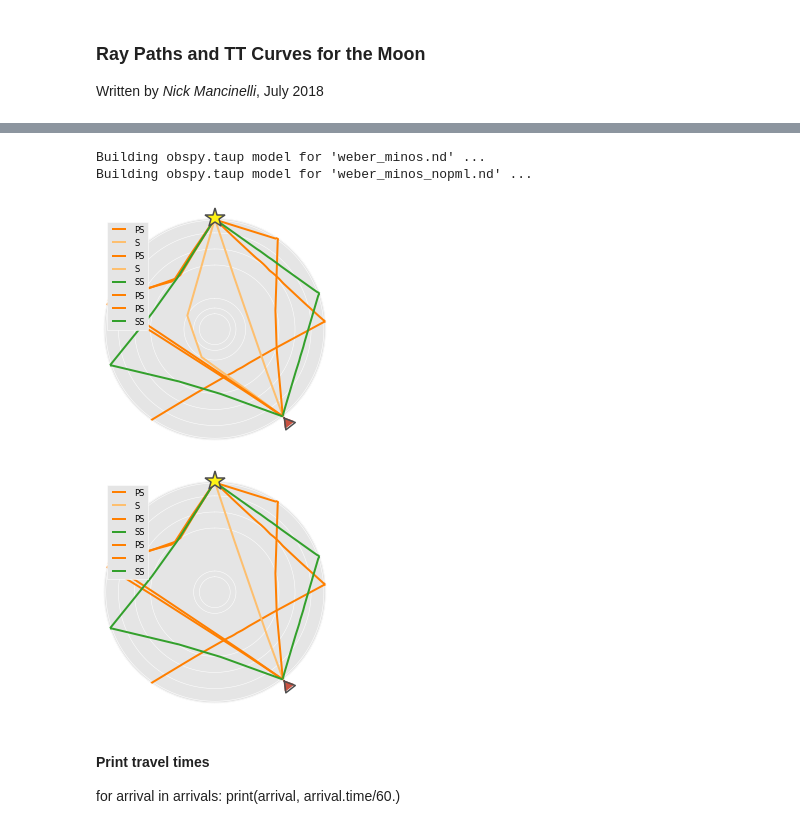
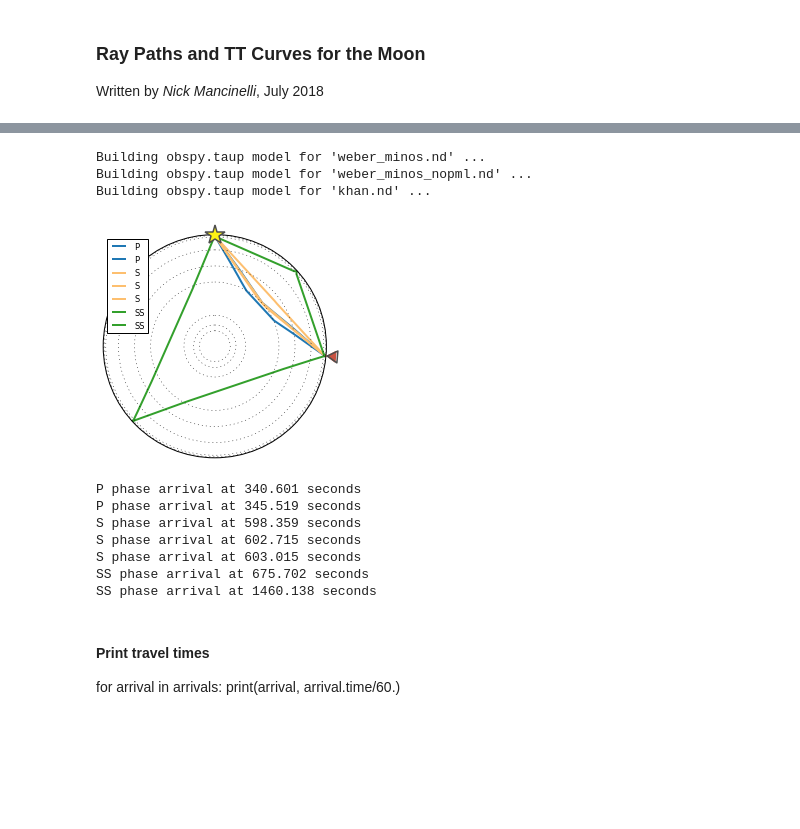
Before and after one commit to nmancinelli/moonbeam, a Jupyter notebook: Moon-Rays.ipynb, the cells around one changed output, grey strips where cells are left out. Cells and saved outputs as stored; diff of their text form; code cells hidden in the pictures; blank space fills up the shorter version.

```diff
--- a/Moon-Rays.ipynb
+++ b/Moon-Rays.ipynb
@@ -60,20 +74,32 @@ import obspy
 from obspy.taup import taup_create, TauPyModel
 taup_create.build_taup_model('weber_minos.nd')
 taup_create.build_taup_model('weber_minos_nopml.nd')
+taup_create.build_taup_model('khan.nd')
 model1 = TauPyModel(model="weber_minos")
 model2 = TauPyModel(model="weber_minos_nopml")
+model3 = TauPyModel(model="khan")
 # %% [output]
 Building obspy.taup model for 'weber_minos.nd' ...
 Building obspy.taup model for 'weber_minos_nopml.nd' ...
+Building obspy.taup model for 'khan.nd' ...
 # %%
 #Plot some ray paths
 
-for model in [model1, model2]:
-    arrivals = model.get_ray_paths(source_depth_in_km=0, distance_in_degree=142, phase_list=["S","SS","PS"])
+for model in [model1]:
+    arrivals = model.get_ray_paths(source_depth_in_km=0, distance_in_degree=95, phase_list=["P","SS","S"])
     ax = arrivals.plot_rays(legend=True)
+
+for arrival in arrivals:
+    print(arrival)
 # %% [output]
-[figure, old version]
+[figure, new version]
-[figure, removed]
+P phase arrival at 340.601 seconds
+P phase arrival at 345.519 seconds
+S phase arrival at 598.359 seconds
+S phase arrival at 602.715 seconds
+S phase arrival at 603.015 seconds
+SS phase arrival at 675.702 seconds
+SS phase arrival at 1460.138 seconds
 # %% [markdown]
 #### Print travel times
 
```
Also changed, not shown: parts of 7 cells of this notebook, 24 other files.
